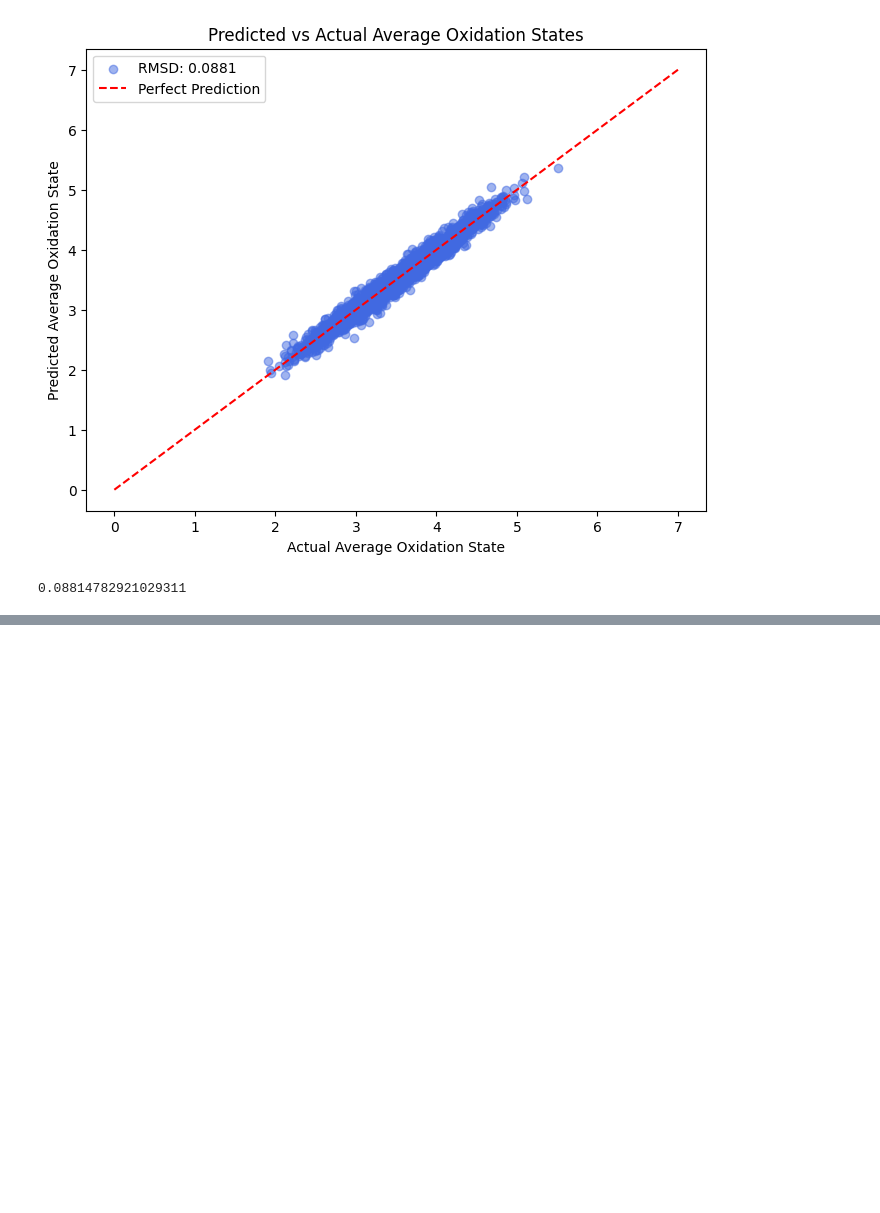
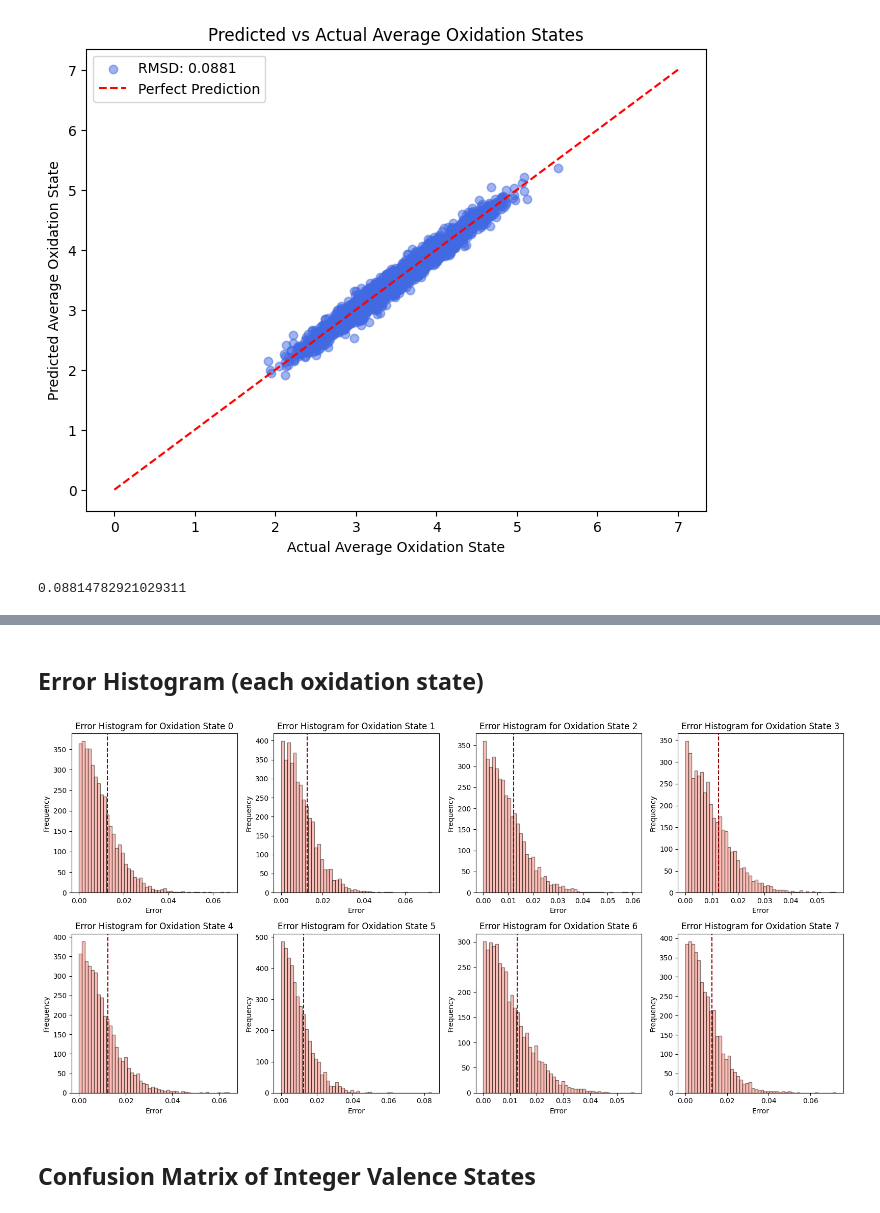
Before and after one commit to Pravanop/ML4Oxi, a Jupyter notebook: Project_Code/6) Analytics.ipynb, the cells around one changed output, grey strips where cells are left out. Drawn from its saved outputs; the diff is of its cells as text; code cells hidden in the pictures; blank space fills up the shorter version.

```diff
--- a/Project_Code/6) Analytics.ipynb
+++ b/Project_Code/6) Analytics.ipynb
@@ -100,0 +98,71 @@ plot_error_histogram(predicted_matrix, actual_matrix)
+# %% [markdown]
+## Error Histogram (each oxidation state)
+# %%
+import numpy as np
+import matplotlib.pyplot as plt
+
+def plot_oxidation_state_error_histograms(predicted_matrix, actual_matrix, bins=50):
+    """
+    Plot histograms of errors for each oxidation state (0-7) separately.
+
+    Parameters:
+        predicted_matrix (numpy.ndarray): Predicted values (4000x8).
+        actual_matrix (numpy.ndarray): Actual values (4000x8).
+        bins (int): Number of bins for the histograms.
+    """
+    # Calculate the element-wise error for each oxidation state
+    error = predicted_matrix - actual_matrix  # Raw error
+    absolute_error = np.abs(error)            # Absolute error
+
+    # Prepare for plotting histograms for each oxidation state (0-7)
+    oxidation_states = np.arange(8)
+
+    # Create subplots
+    fig, axes = plt.subplots(2, 4, figsize=(16, 8))  # 2 rows and 4 columns of subplots
+    axes = axes.flatten()  # Flatten the 2D array of axes for easier indexing
+
+    for i, oxidation_state in enumerate(oxidation_states):
+        # Extract the error for the current oxidation state (for all samples)
+        predicted_oxidation = predicted_matrix[:, oxidation_state]
+        actual_oxidation = actual_matrix[:, oxidation_state]
+
+        # Calculate raw and absolute errors for the current oxidation state
+        error_oxidation = predicted_oxidation - actual_oxidation
+        absolute_error_oxidation = np.abs(error_oxidation)
+
+        # Plot the error histogram for the current oxidation state
+        axes[i].hist(absolute_error_oxidation, bins=bins, color='salmon', edgecolor='black', alpha=0.5)
+        axes[i].set_title(f'Error Histogram for Oxidation State {oxidation_state}')
+        axes[i].set_xlabel('Error')
+        axes[i].set_ylabel('Frequency')
+
+
+        # Calculate RMSD for absolute error
+        rmsd_abs = np.sqrt(np.mean(absolute_error_oxidation**2))  # RMSD for absolute error
+
+        # Add vertical lines for RMSD
+        axes[i].axvline(rmsd_abs, color='darkred', linestyle='--', label=f'RMSD (Abs): {rmsd_abs:.4f}')
+
+
+    # Adjust layout
+    plt.tight_layout()
+    plt.show()
+
+    return
+
+# Example input matrices (normalized)
+np.random.seed(42)
+actual_matrix = np.random.rand(4000, 8)
+predicted_matrix = actual_matrix + np.random.normal(0, 0.05, size=(4000, 8))
+predicted_matrix = np.clip(predicted_matrix, 0, 1)
+
+# Normalize rows to sum to 1
+actual_matrix /= actual_matrix.sum(axis=1, keepdims=True)
+predicted_matrix /= predicted_matrix.sum(axis=1, keepdims=True)
+
+# Call the function
+plot_oxidation_state_error_histograms(predicted_matrix, actual_matrix)
+# %% [output]
+[figure, added]
+# %% [markdown]
+## Confusion Matrix of Integer Valence States
```
Also changed, not shown: parts of 2 cells of this notebook.
